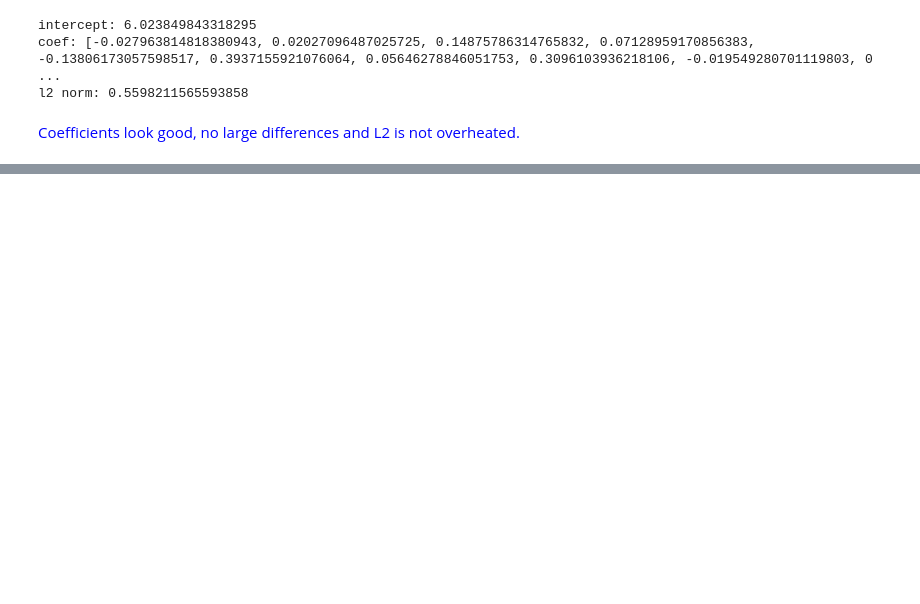
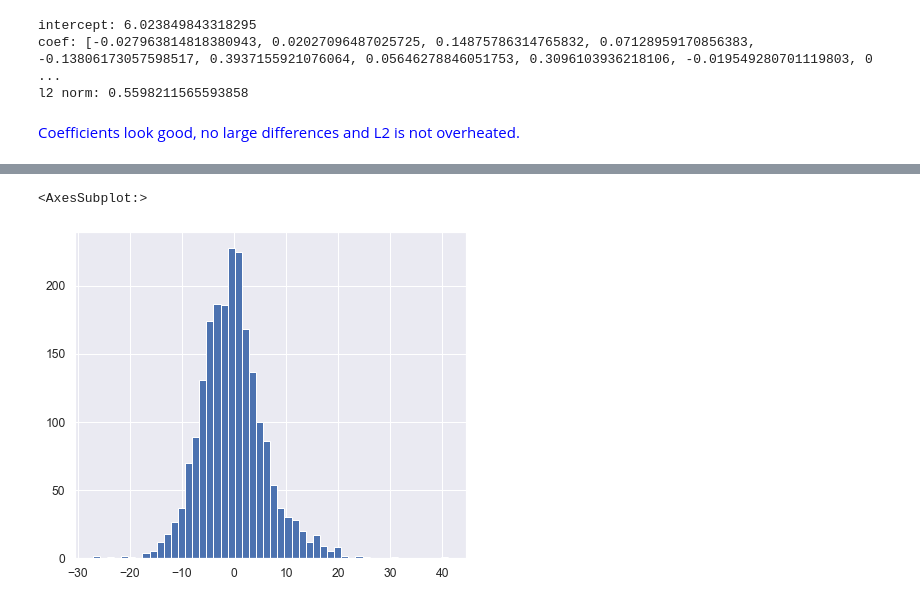
Before and after one commit to codekot/linear_regression, a Jupyter notebook: linear_regression.ipynb, the cells around one changed output, grey strips where cells are left out. Cells and saved outputs as stored; diff of their text form; code cells hidden in the pictures; blank space fills up the shorter version.

```diff
--- a/linear_regression.ipynb
+++ b/linear_regression.ipynb
@@ -1963,0 +1944,5 @@ l2 norm: 0.8028158569738207
+# %%
+(model.predict(x_test) - y_test).hist(bins=50)
+# %% [output]
+<AxesSubplot:>
+[figure, added]
```
Also changed, not shown: parts of 50 cells of this notebook.
